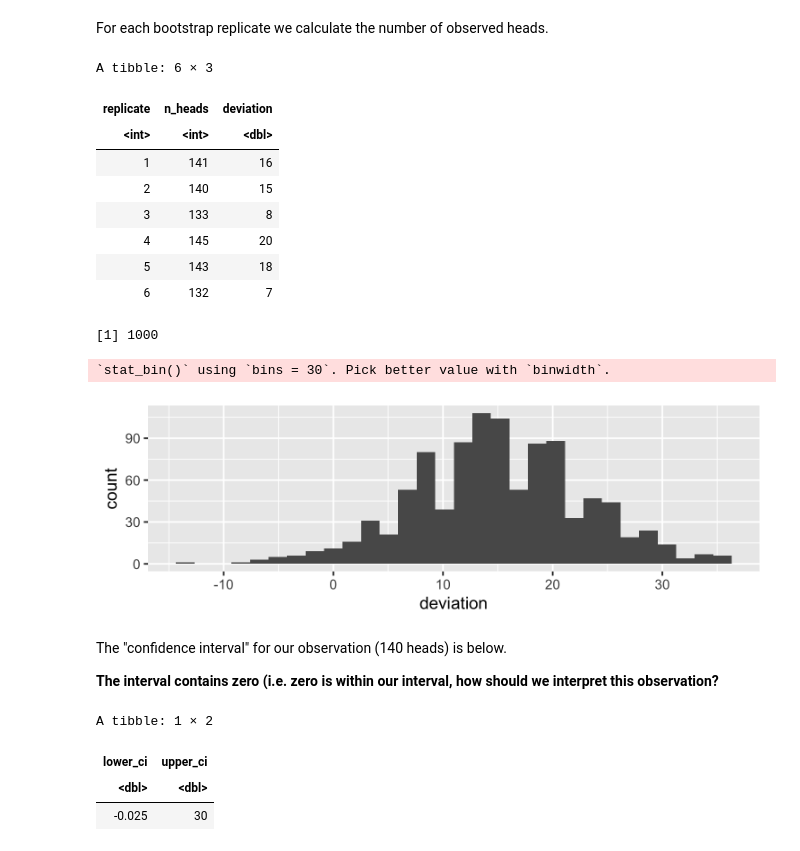
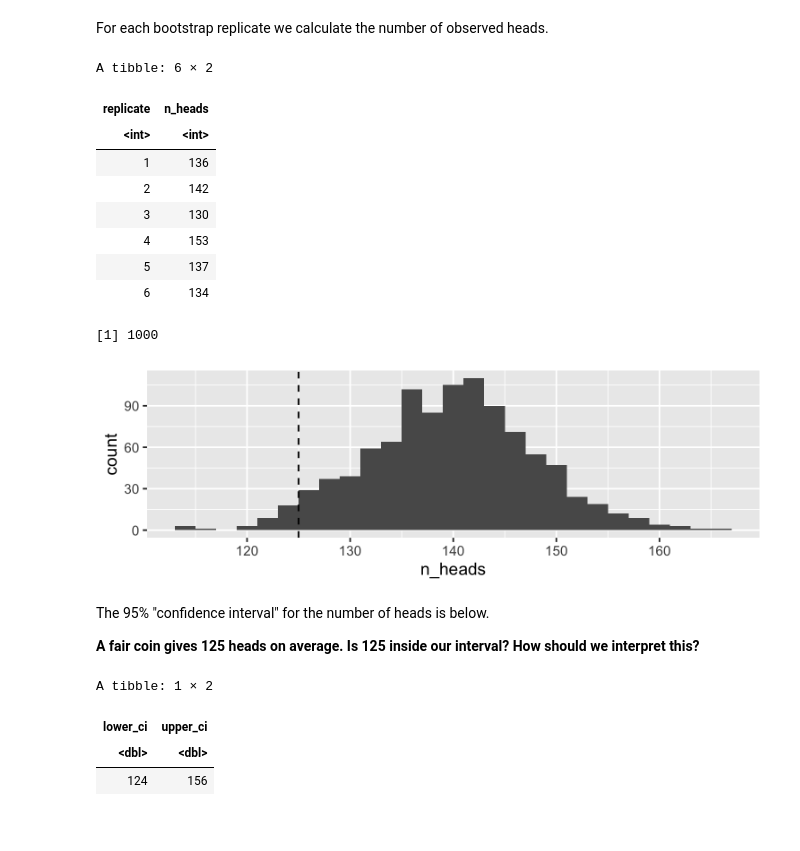
Before and after one commit to UNC-DATA-730/lecture-notebooks, a Jupyter notebook: 07-bootstrap-resampling/lectures/live-session.ipynb, the cells around one changed output. Cells and saved outputs as stored; diff of their text form; code cells hidden in the pictures.

```diff
--- a/07-bootstrap-resampling/lectures/live-session.ipynb
+++ b/07-bootstrap-resampling/lectures/live-session.ipynb
@@ -73,43 +129,42 @@ For each bootstrap replicate we calculate the number of observed heads.
 # %%
 heads_140_bs_count = heads_140_bs |>
     group_by(replicate) |>
-    summarize(n_heads = sum(toss == 'heads')) |>
-    mutate(deviation = n_heads - 125)
+    summarize(n_heads = sum(toss == 'heads'))
 
 heads_140_bs_count |> head()
 # %% [output]
-A tibble: 6 × 3
+A tibble: 6 × 2
-| replicate | n_heads | deviation |
-| <int> | <int> | <dbl> |
-| 1 | 141 | 16 |
-| 2 | 140 | 15 |
-| 3 | 133 | 8 |
-| 4 | 145 | 20 |
-| 5 | 143 | 18 |
-| 6 | 132 | 7 |
+| replicate | n_heads |
+| <int> | <int> |
+| 1 | 136 |
+| 2 | 142 |
+| 3 | 130 |
+| 4 | 153 |
+| 5 | 137 |
+| 6 | 134 |
 # %%
 heads_140_bs_count |> nrow()
 # %% [output]
 [1] 1000
 # %%
 options(repr.plot.width = 6, repr.plot.height = 2, repr.plot.res = 250)
-ggplot(heads_140_bs_count, aes(x = deviation)) +
-    geom_histogram()
+ggplot(heads_140_bs_count, aes(x = n_heads)) +
+    geom_histogram(binwidth = 2) +
+    geom_vline(xintercept = 125, linetype = 'dashed')  # a fair coin
 # %% [output]
-`stat_bin()` using `bins = 30`. Pick better value with `binwidth`.
-[figure, old version]
+[figure, new version]
 # %% [markdown]
-The "confidence interval" for our observation (140 heads) is below.
+The 95% "confidence interval" for the number of heads is below.
 
-**The interval contains zero (i.e. zero is within our interval, how should we interpret this observation?**
+**A fair coin gives 125 heads on average. Is 125 inside our interval? How should we interpret this?**
 # %%
 heads_140_bs_count |>
     summarize(
-        lower_ci = quantile(deviation, 0.025),
-        upper_ci = quantile(deviation, 0.975)
+        lower_ci = quantile(n_heads, 0.025),
+        upper_ci = quantile(n_heads, 0.975)
     )
 # %% [output]
 A tibble: 1 × 2
 | lower_ci | upper_ci |
 | <dbl> | <dbl> |
-| -0.025 | 30 |
+| 124 | 156 |
```
Also changed, not shown: parts of 8 cells of this notebook, 1 other file.
